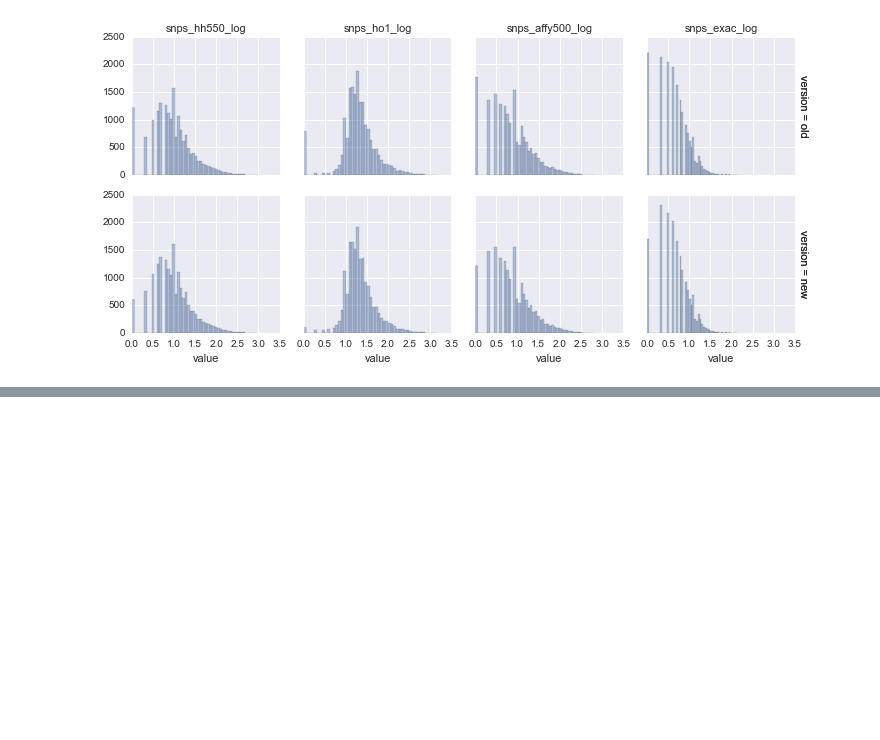
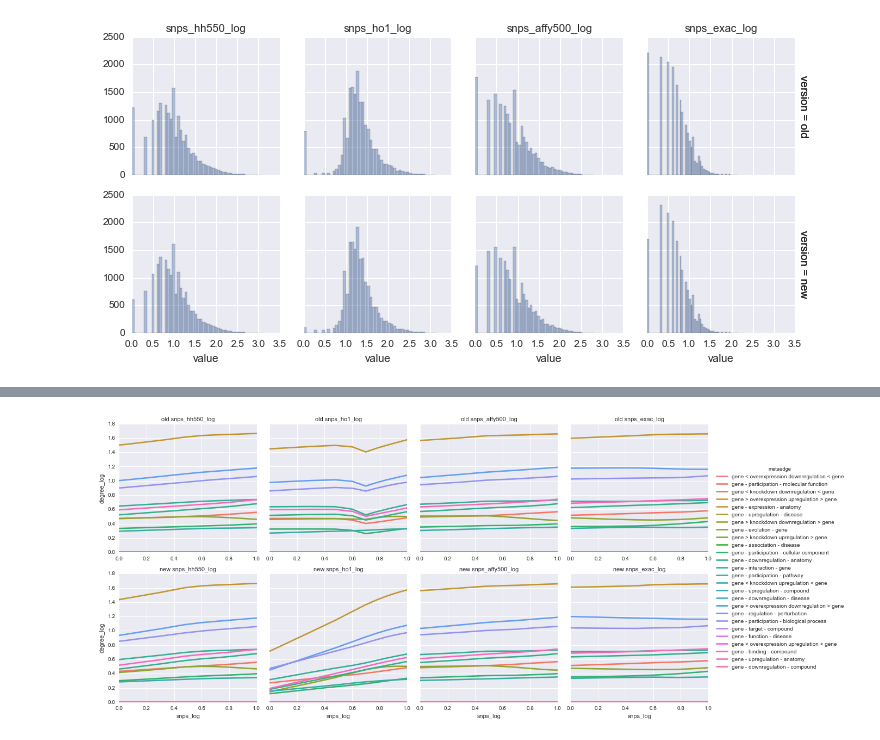
Before and after one commit to dhimmel/snplentiful, a Jupyter notebook: diagnose.ipynb, the cells around one changed output, grey strips where cells are left out. Cells and saved outputs as stored; diff of their text form; code cells hidden in the pictures; blank space fills up the shorter version.

Commit message:
Diagnosed #3
Plotted network degree versus SNP abundance using seaborn. Found that ggplot2
facets were mislabeled. We believe truth is near.

```diff
--- a/diagnose.ipynb
+++ b/diagnose.ipynb
@@ -129,0 +132,4 @@ grid.savefig('figure/diagnosis-histograms.png', dpi=200)
+# %%
+url = 'https://raw.githubusercontent.com/dhimmel/snplentiful/5238adf66c9a2566e04ca81666fa6b4d47394fa1/data/combined.tsv.gz'
+new_df = pandas.read_table(gzip.open(io.BytesIO(requests.get(url).content), 'rt'))
+new_df.head(2)
@@ -129,0 +140,4 @@ grid.savefig('figure/diagnosis-histograms.png', dpi=200)
+# %%
+url = 'https://raw.githubusercontent.com/dhimmel/snplentiful/b795aa195a2c2f35bafb1e6b33c4819bff30d0a7/data/combined.tsv.gz'
+old_df = pandas.read_table(gzip.open(io.BytesIO(requests.get(url).content), 'rt'))
+old_df.head(2)
@@ -129,0 +148,15 @@ grid.savefig('figure/diagnosis-histograms.png', dpi=200)
+# %%
+old_df['version'] = 'old'
+new_df['version'] = 'new'
+combined_df = pandas.concat([old_df, new_df])
+# %%
+plot_df = pandas.melt(combined_df, id_vars=['version', 'entrez_gene_id', 'metaedge', 'degree_log'],
+    value_vars=['snps_hh550_log', 'snps_ho1_log', 'snps_affy500_log', 'snps_exac_log'],
+    var_name='platform', value_name='snps_log')
+# %%
+grid = seaborn.lmplot('snps_log', 'degree_log', plot_df, col='platform', row='version',
+               lowess=True, scatter=False, hue='metaedge', sharex=False, size=4);
+grid.set_titles(template='{row_name} {col_name}');
+grid.savefig('figure/seaborn-degree-v-abundance.png', dpi=200)
+# %% [output]
+[figure, added]
```
Also changed, not shown: parts of 3 cells of this notebook, 1 other file.
